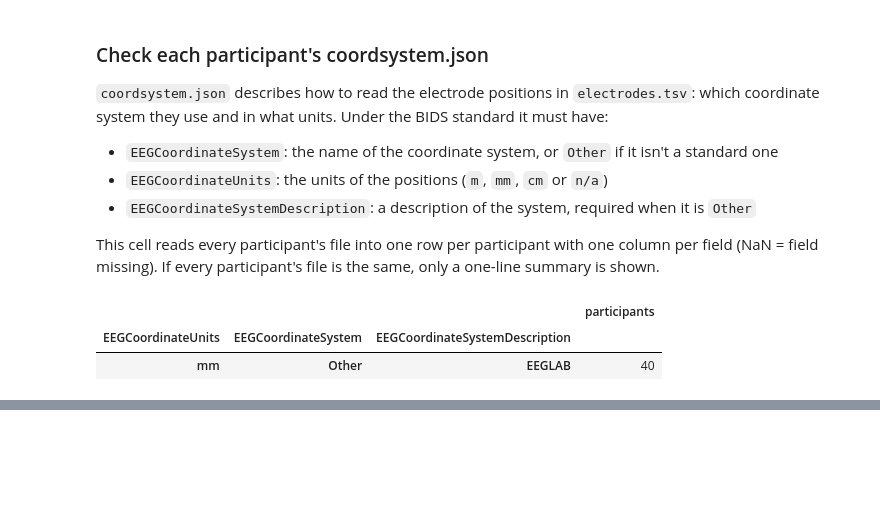
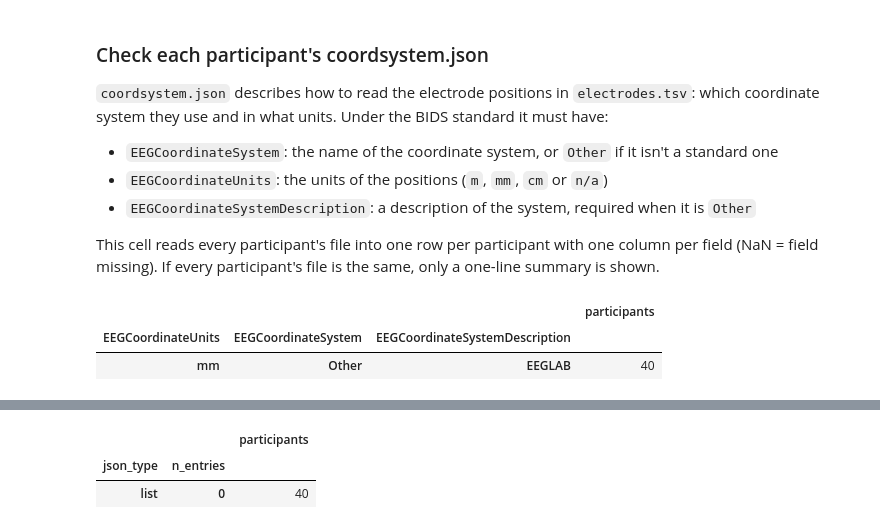
Before and after one commit to davisbone/Harmonic-EEG, a Jupyter notebook: MS2wranglingData.ipynb, the cells around one changed output, grey strips where cells are left out. Drawn from its saved outputs; the diff is of its cells as text; code cells hidden in the pictures; blank space fills up the shorter version.

```diff
--- a/MS2wranglingData.ipynb
+++ b/MS2wranglingData.ipynb
@@ -224,0 +280,25 @@ if len(coord_summary) > 1:
+# %%
+# Read every participant's events.json and record what it holds
+rows = []
+for f in sorted(root.glob("sub-*/eeg/*_events.json")):
+    with open(f) as file:
+        contents = json.load(file)
+    rows.append({
+        "participant": f.name.split("_")[0],
+        # "dict" for a JSON object {...}, "list" for a JSON list [...]
+        "json_type": type(contents).__name__,
+        "n_entries": len(contents),
+    })
+events_json_report = pd.DataFrame(rows).set_index("participant")
+
+# How many participants share each combination of results (dropna=False keeps missing values)
+events_json_summary = events_json_report.value_counts(dropna=False).to_frame("participants")
+display(events_json_summary)
+
+# Full report only if participants' files differ
+if len(events_json_summary) > 1:
+    display(events_json_report)
+# %% [output]
+|  |  | participants |
+| json_type | n_entries |  |
+| list | 0 | 40 |
```
Also changed, not shown: parts of 5 cells of this notebook.
